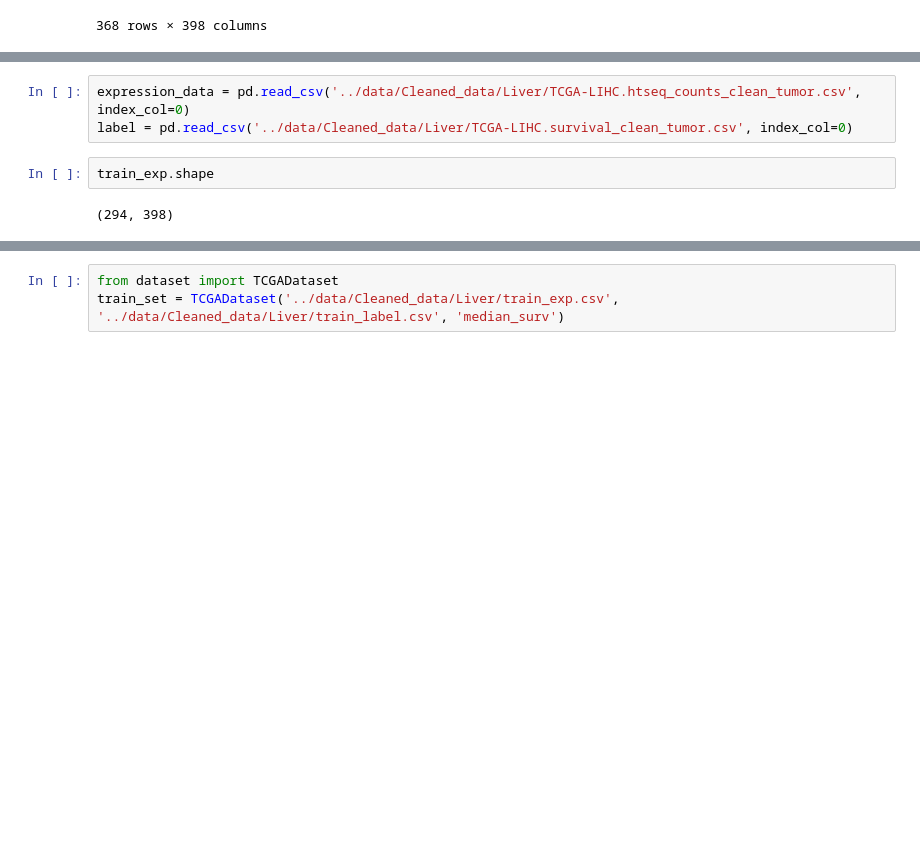
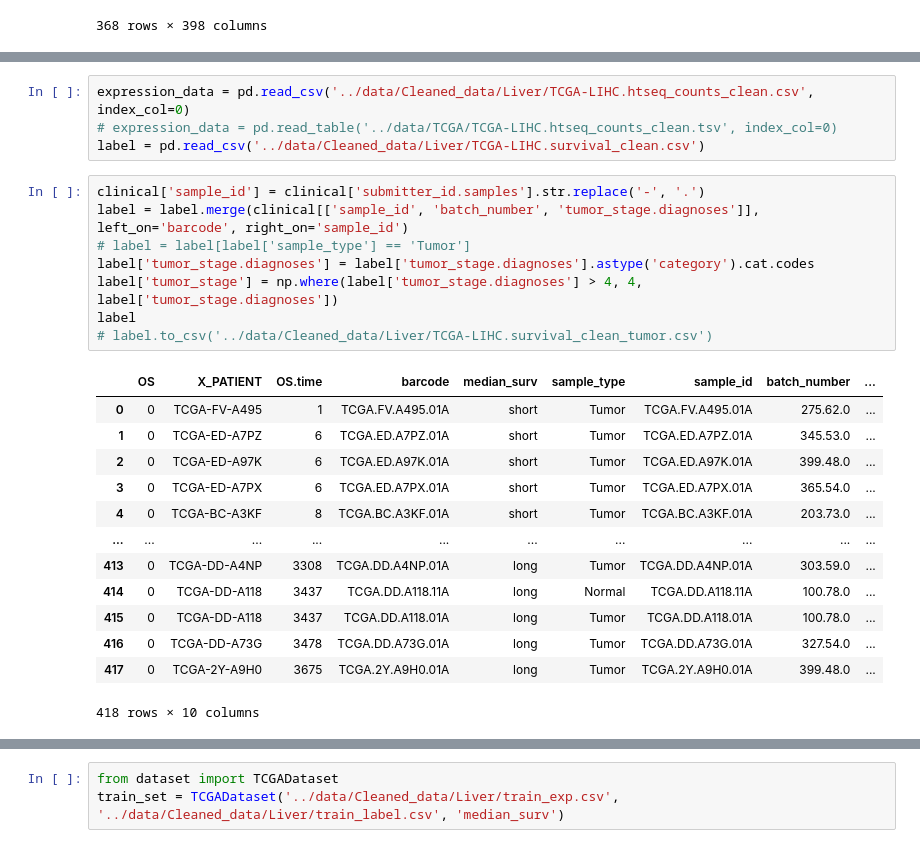
Before and after one commit to Purkinje-cell/BulkPheno, a Jupyter notebook: scripts/Pheno.ipynb, the cells around one changed output, grey strips where cells are left out. Cells and saved outputs as stored; diff of their text form; blank space fills up the shorter version.

```diff
--- a/scripts/Pheno.ipynb
+++ b/scripts/Pheno.ipynb
@@ -233,7 +220,26 @@ clinical[['Pathologic']]
 # %%
-expression_data = pd.read_csv('../data/Cleaned_data/Liver/TCGA-LIHC.htseq_counts_clean_tumor.csv', index_col=0)
-label = pd.read_csv('../data/Cleaned_data/Liver/TCGA-LIHC.survival_clean_tumor.csv', index_col=0)
+expression_data = pd.read_csv('../data/Cleaned_data/Liver/TCGA-LIHC.htseq_counts_clean.csv', index_col=0)
+# expression_data = pd.read_table('../data/TCGA/TCGA-LIHC.htseq_counts_clean.tsv', index_col=0)
+label = pd.read_csv('../data/Cleaned_data/Liver/TCGA-LIHC.survival_clean.csv')
-# %%
-train_exp.shape
-# %% [output]
-(294, 398)
+# %%
+clinical['sample_id'] = clinical['submitter_id.samples'].str.replace('-', '.')
+label = label.merge(clinical[['sample_id', 'batch_number', 'tumor_stage.diagnoses']], left_on='barcode', right_on='sample_id')
+# label = label[label['sample_type'] == 'Tumor']
+label['tumor_stage.diagnoses'] = label['tumor_stage.diagnoses'].astype('category').cat.codes
+label['tumor_stage'] = np.where(label['tumor_stage.diagnoses'] > 4, 4, label['tumor_stage.diagnoses'])
+label
+# label.to_csv('../data/Cleaned_data/Liver/TCGA-LIHC.survival_clean_tumor.csv')
+# %% [output]
+|  | OS | X_PATIENT | OS.time | barcode | median_surv | sample_type | sample_id | batch_number | ... |
+| 0 | 0 | TCGA-FV-A495 | 1 | TCGA.FV.A495.01A | short | Tumor | TCGA.FV.A495.01A | 275.62.0 | ... |
+| 1 | 0 | TCGA-ED-A7PZ | 6 | TCGA.ED.A7PZ.01A | short | Tumor | TCGA.ED.A7PZ.01A | 345.53.0 | ... |
+| 2 | 0 | TCGA-ED-A97K | 6 | TCGA.ED.A97K.01A | short | Tumor | TCGA.ED.A97K.01A | 399.48.0 | ... |
+| 3 | 0 | TCGA-ED-A7PX | 6 | TCGA.ED.A7PX.01A | short | Tumor | TCGA.ED.A7PX.01A | 365.54.0 | ... |
+| 4 | 0 | TCGA-BC-A3KF | 8 | TCGA.BC.A3KF.01A | short | Tumor | TCGA.BC.A3KF.01A | 203.73.0 | ... |
+| ... | ... | ... | ... | ... | ... | ... | ... | ... | ... |
+| 413 | 0 | TCGA-DD-A4NP | 3308 | TCGA.DD.A4NP.01A | long | Tumor | TCGA.DD.A4NP.01A | 303.59.0 | ... |
+| 414 | 0 | TCGA-DD-A118 | 3437 | TCGA.DD.A118.11A | long | Normal | TCGA.DD.A118.11A | 100.78.0 | ... |
+| 415 | 0 | TCGA-DD-A118 | 3437 | TCGA.DD.A118.01A | long | Tumor | TCGA.DD.A118.01A | 100.78.0 | ... |
+| 416 | 0 | TCGA-DD-A73G | 3478 | TCGA.DD.A73G.01A | long | Tumor | TCGA.DD.A73G.01A | 327.54.0 | ... |
+| 417 | 0 | TCGA-2Y-A9H0 | 3675 | TCGA.2Y.A9H0.01A | long | Tumor | TCGA.2Y.A9H0.01A | 399.48.0 | ... |
+418 rows × 10 columns
```
Also changed, not shown: parts of 10 cells of this notebook, 6 other files.
